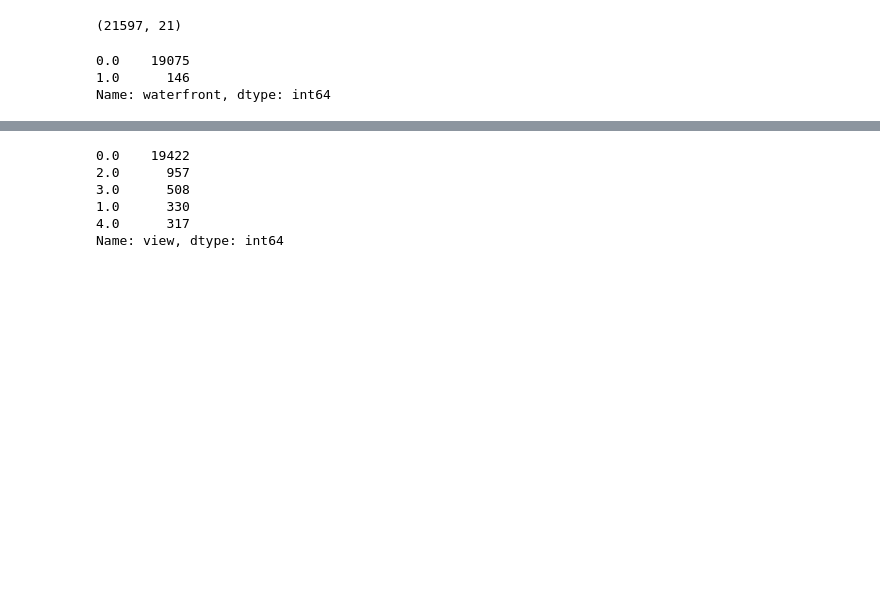
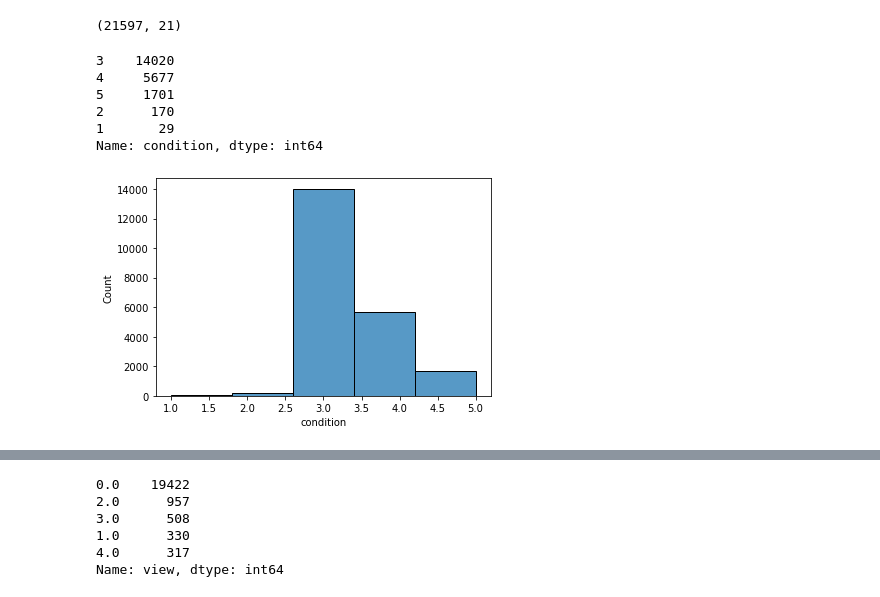
Before and after one commit to jmarkowi/kingcounty, a Jupyter notebook: Markowitz_working_nb.ipynb, the cells around one changed output, grey strips where cells are left out. Cells and saved outputs as stored; diff of their text form; code cells hidden in the pictures; blank space fills up the shorter version.

```diff
--- a/Markowitz_working_nb.ipynb
+++ b/Markowitz_working_nb.ipynb
@@ -46,8 +46,15 @@ raw_df.shape
 # %% [output]
 (21597, 21)
 # %%
-raw_df.waterfront.value_counts()
+raw_df.condition.value_counts()
 # %% [output]
-0.0    19075
-1.0      146
-Name: waterfront, dtype: int64
+3    14020
+4     5677
+5     1701
+2      170
+1       29
+Name: condition, dtype: int64
+# %%
+sns.histplot(raw_df.condition, bins=5, binrange=(1,5));
+# %% [output]
+[figure, added]
```
Also changed, not shown: parts of 40 cells of this notebook.
